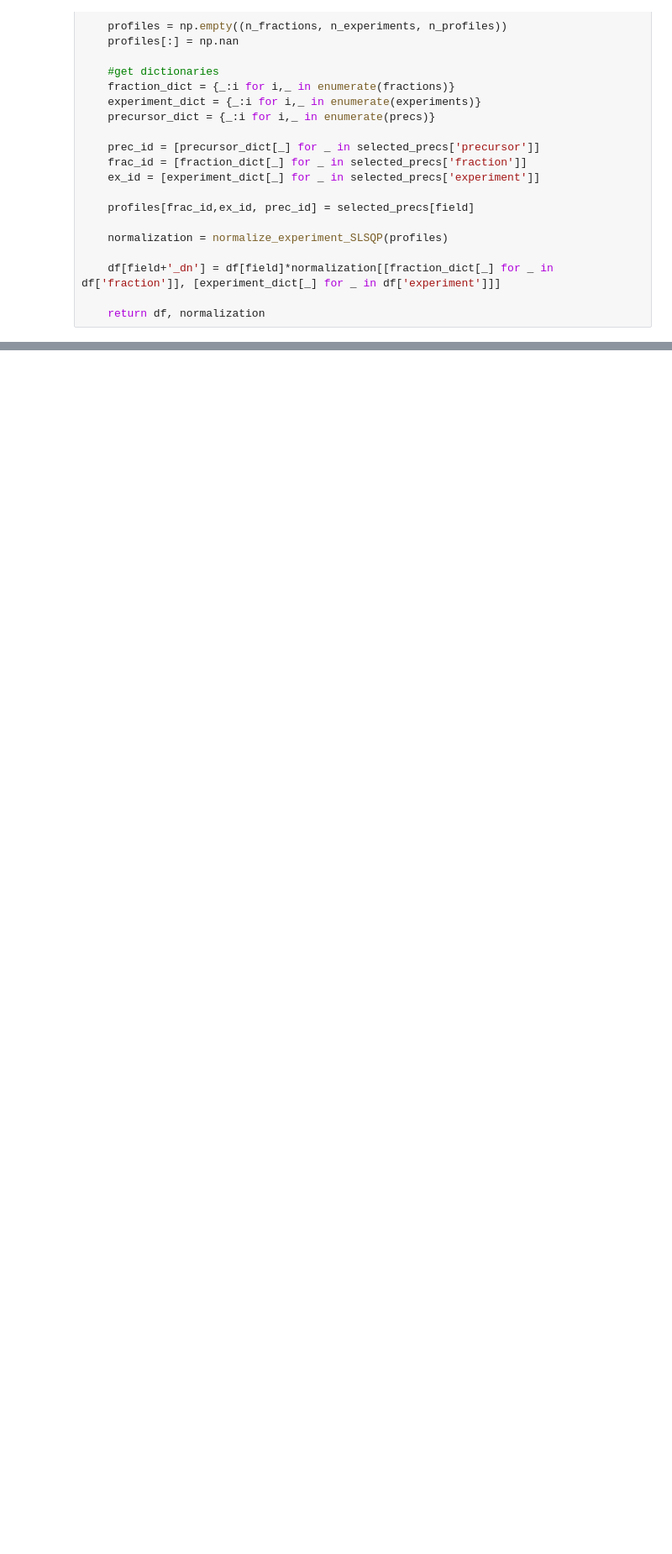
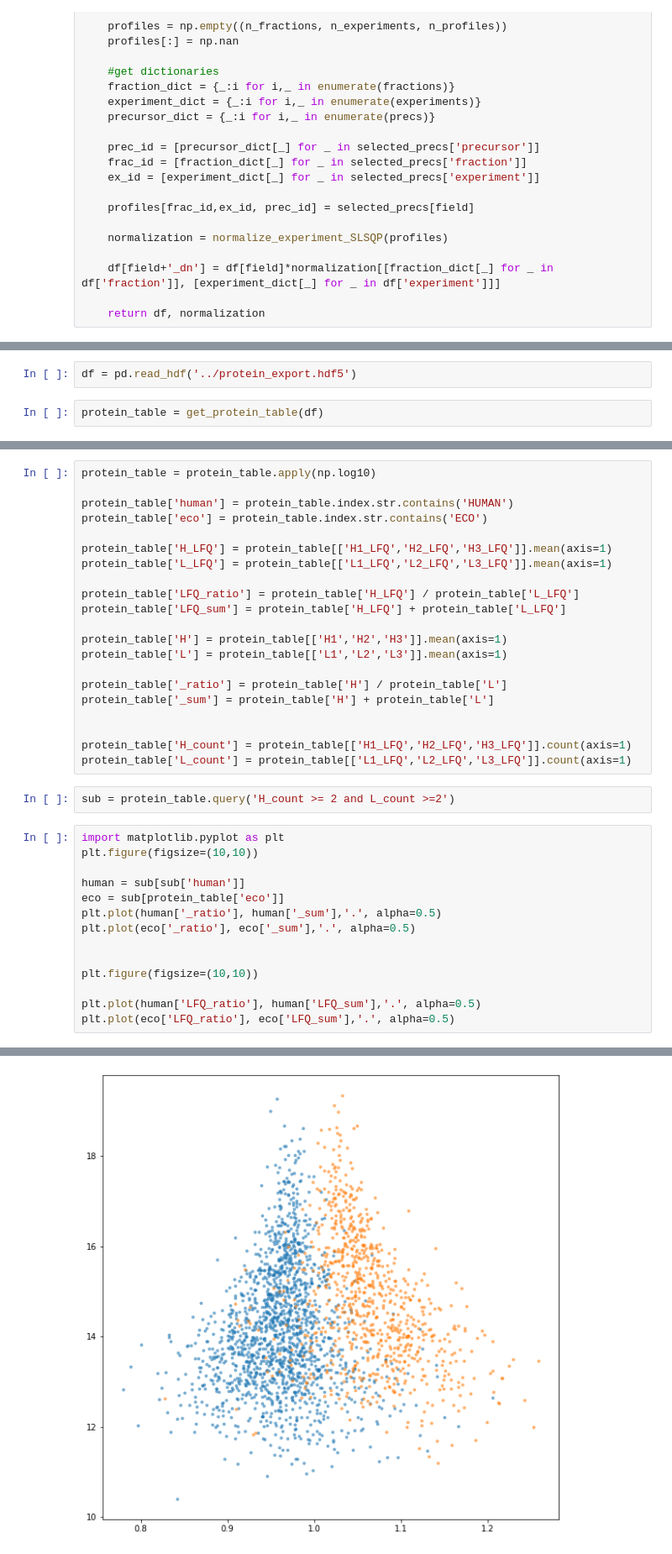
Before and after one commit to MannLabs/alphapept, a Jupyter notebook: nbs/08_quantification.ipynb, the cells around one changed output, grey strips where cells are left out. Shown at 84% size. Drawn from its saved outputs; the diff is of its cells as text; blank space fills up the shorter version.

```diff
--- a/nbs/08_quantification.ipynb
+++ b/nbs/08_quantification.ipynb
@@ -263,0 +486,4 @@ def delayed_normalization(df, field='int_sum', minimum_occurence=None):
+# %%
+df = pd.read_hdf('../protein_export.hdf5')
+# %%
+protein_table = get_protein_table(df)
@@ -263,0 +506,38 @@ def delayed_normalization(df, field='int_sum', minimum_occurence=None):
+# %%
+protein_table = protein_table.apply(np.log10)
+
+protein_table['human'] = protein_table.index.str.contains('HUMAN')
+protein_table['eco'] = protein_table.index.str.contains('ECO')
+
+protein_table['H_LFQ'] = protein_table[['H1_LFQ','H2_LFQ','H3_LFQ']].mean(axis=1)
+protein_table['L_LFQ'] = protein_table[['L1_LFQ','L2_LFQ','L3_LFQ']].mean(axis=1)
+
+protein_table['LFQ_ratio'] = protein_table['H_LFQ'] / protein_table['L_LFQ']
+protein_table['LFQ_sum'] = protein_table['H_LFQ'] + protein_table['L_LFQ']
+
+protein_table['H'] = protein_table[['H1','H2','H3']].mean(axis=1)
+protein_table['L'] = protein_table[['L1','L2','L3']].mean(axis=1)
+
+protein_table['_ratio'] = protein_table['H'] / protein_table['L']
+protein_table['_sum'] = protein_table['H'] + protein_table['L']
+
+
+protein_table['H_count'] = protein_table[['H1_LFQ','H2_LFQ','H3_LFQ']].count(axis=1)
+protein_table['L_count'] = protein_table[['L1_LFQ','L2_LFQ','L3_LFQ']].count(axis=1)
+# %%
+sub = protein_table.query('H_count >= 2 and L_count >=2')
+# %%
+import matplotlib.pyplot as plt
+plt.figure(figsize=(10,10))
+
+human = sub[sub['human']]
+eco = sub[protein_table['eco']]
+plt.plot(human['_ratio'], human['_sum'],'.', alpha=0.5)
+plt.plot(eco['_ratio'], eco['_sum'],'.', alpha=0.5)
+
+
+plt.figure(figsize=(10,10))
+
+plt.plot(human['LFQ_ratio'], human['LFQ_sum'],'.', alpha=0.5)
+plt.plot(eco['LFQ_ratio'], eco['LFQ_sum'],'.', alpha=0.5)
+# %% [output]
@@ -263,0 +545 @@ def delayed_normalization(df, field='int_sum', minimum_occurence=None):
+[figure, added]
```
Also changed, not shown: parts of 32 cells of this notebook.
